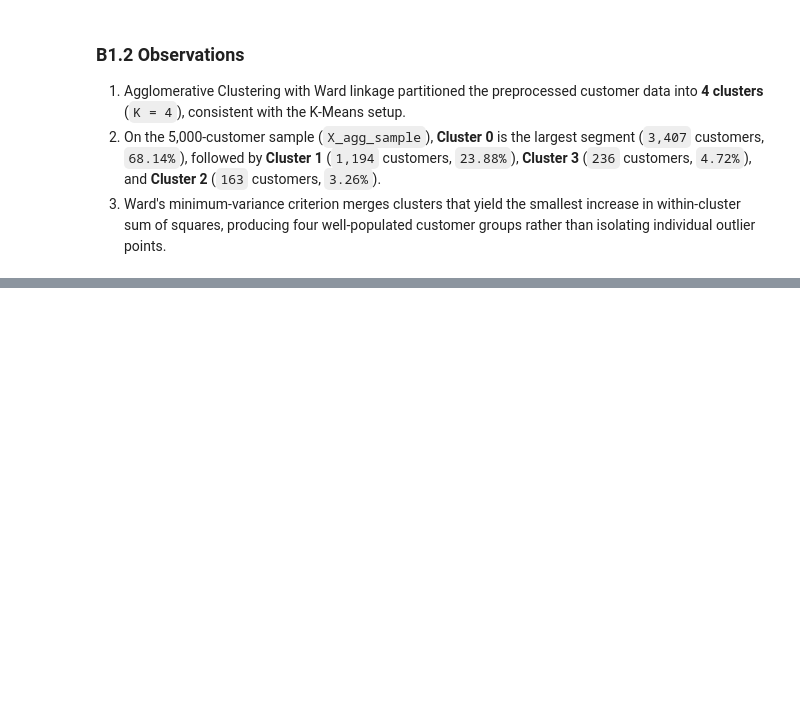
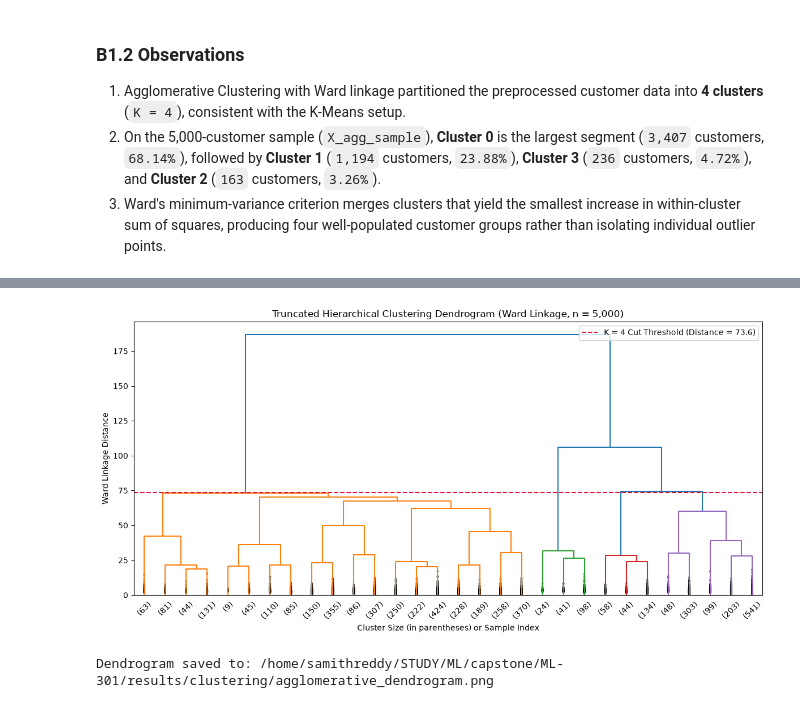
Before and after one commit to MohithKumar128/ML-301, a Jupyter notebook: notebooks/clustering.ipynb, the cells around one changed output, grey strips where cells are left out. Cells and saved outputs as stored; diff of their text form; code cells hidden in the pictures; blank space fills up the shorter version.

Commit message:
Add agglomerative evaluation and dendrogram

```diff
--- a/notebooks/clustering.ipynb
+++ b/notebooks/clustering.ipynb
@@ -594,0 +599,56 @@ Agglomerative Cluster Size Distribution:
+# %%
+# B2.2 Hierarchical Dendrogram
+
+from scipy.cluster.hierarchy import dendrogram, linkage
+
+# Locate repository root and create clustering results directory
+repo_root = next(
+    (
+        p for p in (Path.cwd(), *Path.cwd().parents)
+        if (p / "data" / "bank-additional-full.csv").exists()
+    ),
+    Path.cwd()
+)
+clustering_results_dir = repo_root / "results" / "clustering"
+clustering_results_dir.mkdir(parents=True, exist_ok=True)
+
+# Compute Ward linkage matrix on the 5,000-customer sample
+ward_linkage_matrix = linkage(X_agg_sample, method="ward")
+
+# Distance threshold for cutting the hierarchy into K = 4 clusters
+cut_distance = (
+    ward_linkage_matrix[-3, 2] + ward_linkage_matrix[-4, 2]
+) / 2.0
+
+fig, ax = plt.subplots(figsize=(12, 6))
+dendrogram(
+    ward_linkage_matrix,
+    truncate_mode="lastp",
+    p=30,
+    leaf_rotation=45,
+    leaf_font_size=10,
+    show_contracted=True,
+    color_threshold=cut_distance,
+    ax=ax
+)
+ax.axhline(
+    y=cut_distance,
+    color="crimson",
+    linestyle="--",
+    linewidth=1.5,
+    label=f"K = 4 Cut Threshold (Distance = {cut_distance:.1f})"
+)
+ax.set_title("Truncated Hierarchical Clustering Dendrogram (Ward Linkage, n = 5,000)")
+ax.set_xlabel("Cluster Size (in parentheses) or Sample Index")
+ax.set_ylabel("Ward Linkage Distance")
+ax.legend(loc="upper right")
+plt.tight_layout()
+
+dendrogram_path = clustering_results_dir / "agglomerative_dendrogram.png"
+fig.savefig(dendrogram_path, dpi=150, bbox_inches="tight")
+plt.show()
+
+print("Dendrogram saved to:", dendrogram_path)
+# %% [output]
+[figure, added]
+Dendrogram saved to: /home/samithreddy/STUDY/ML/capstone/ML-301/results/clustering/agglomerative_dendrogram.png
```
Also changed, not shown: parts of 5 cells of this notebook, 4 other files.
